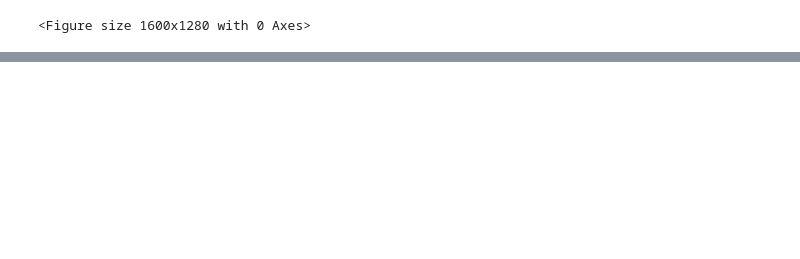
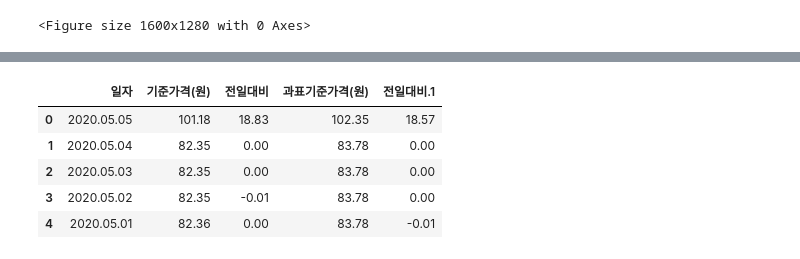
Before and after one commit to MinhoJu/SRT, a Jupyter notebook: WTI.ipynb, the cells around one changed output, grey strips where cells are left out. Cells and saved outputs as stored; diff of their text form; code cells hidden in the pictures; blank space fills up the shorter version.

```diff
--- a/WTI.ipynb
+++ b/WTI.ipynb
@@ -93,0 +56,14 @@ df.tail(30)
+# %%
+import pandas as pd
+
+link = 'http://m.samsungfund.com/retFundPrice_Excel.action?fId=1M2101&officeCoCd=0030200000&currencyCd='
+data = pd.read_excel(link,'www.samsungfund.com')
+# %%
+data.head()
+# %% [output]
+|  | 일자 | 기준가격(원) | 전일대비 | 과표기준가격(원) | 전일대비.1 |
+| 0 | 2020.05.05 | 101.18 | 18.83 | 102.35 | 18.57 |
+| 1 | 2020.05.04 | 82.35 | 0.00 | 83.78 | 0.00 |
+| 2 | 2020.05.03 | 82.35 | 0.00 | 83.78 | 0.00 |
+| 3 | 2020.05.02 | 82.35 | -0.01 | 83.78 | 0.00 |
+| 4 | 2020.05.01 | 82.36 | 0.00 | 83.78 | -0.01 |
```
Also changed, not shown: parts of 5 cells of this notebook.
